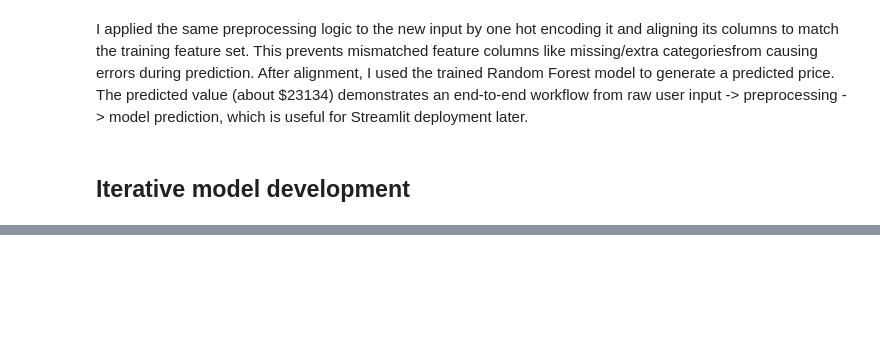
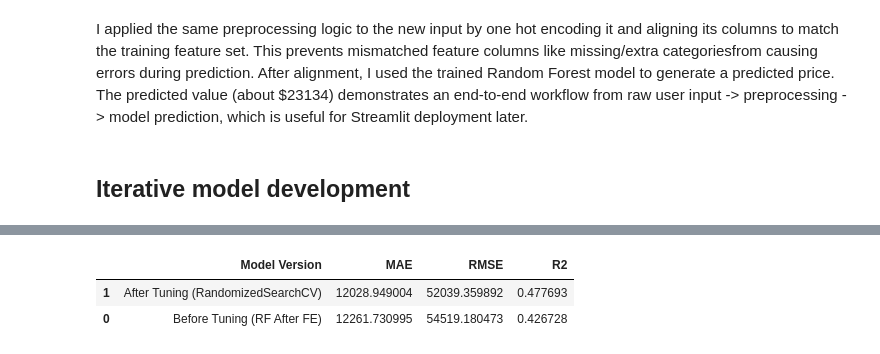
Before and after one commit to Amirul36/mldp-used-car-price, a Jupyter notebook: MLDP Program Codes Submission Template.ipynb, the cells around one changed output, grey strips where cells are left out. Saved outputs shown, nothing was run; the diff lists cells and outputs as text; code cells hidden in the pictures; blank space fills up the shorter version.

```diff
--- a/MLDP Program Codes Submission Template.ipynb
+++ b/MLDP Program Codes Submission Template.ipynb
@@ -1269,3 +1289,15 @@ I applied the same preprocessing logic to the new input by one hot encoding it a
 ## Iterative model development
 # %%
 ## Further feature engineering / feature selection
+## Hyperparameter tuning (randomizedsearchcv)
+from sklearn.model_selection import RandomizedSearchCV
+from sklearn.ensemble import RandomForestRegressor
+
+# Hyperparameter search space (<= 3 values per hyperparameter, as required)
+param_dist = {
+    "n_estimators": [200, 300, 500],
+    "max_depth": [None, 20, 40],
+    "min_samples_split": [2, 5, 10],
+    "min_samples_leaf": [1, 2, 4],
+    "max_features": ["sqrt", "log2", 0.5]
+}
@@ -1271,0 +1363,12 @@ I applied the same preprocessing logic to the new input by one hot encoding it a
+# %%
+# Compare best model before tuning vs after tuning (Comparison 3)
+comparison_tuning = pd.DataFrame([
+    {"Model Version": "Before Tuning (RF After FE)", "MAE": mae_best, "RMSE": rmse_best, "R2": r2_best},
+    {"Model Version": "After Tuning (RandomizedSearchCV)", "MAE": mae_tuned, "RMSE": rmse_tuned, "R2": r2_tuned},
+]).sort_values(by="MAE")
+
+comparison_tuning
+# %% [output]
+|  | Model Version | MAE | RMSE | R2 |
+| 1 | After Tuning (RandomizedSearchCV) | 12028.949004 | 52039.359892 | 0.477693 |
+| 0 | Before Tuning (RF After FE) | 12261.730995 | 54519.180473 | 0.426728 |
```
Also changed, not shown: parts of 22 cells of this notebook.
